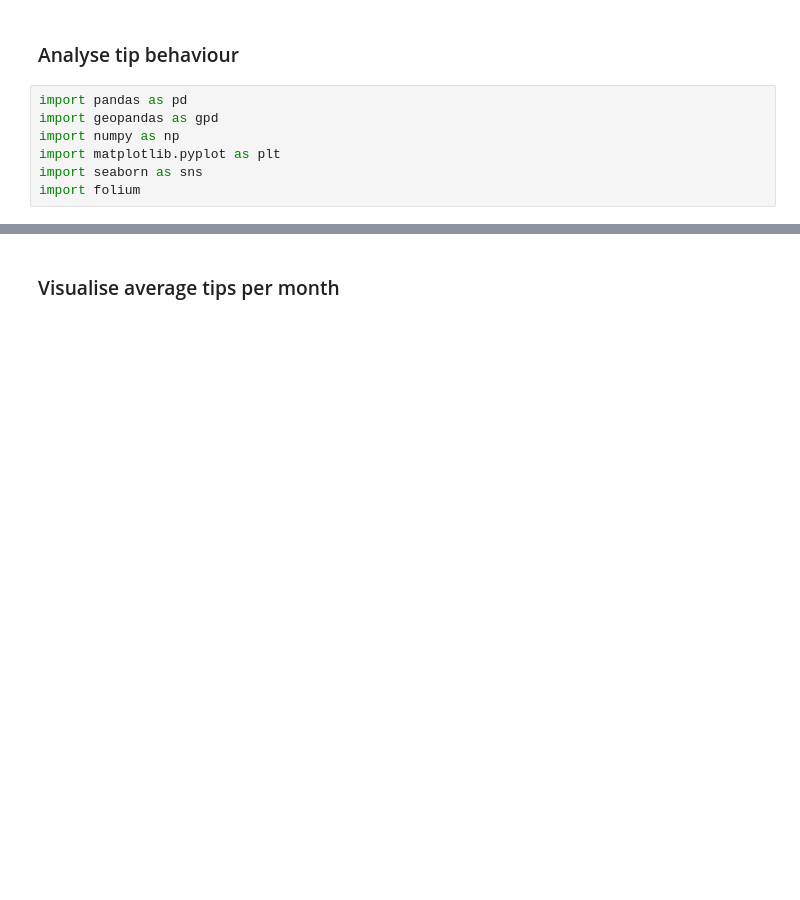
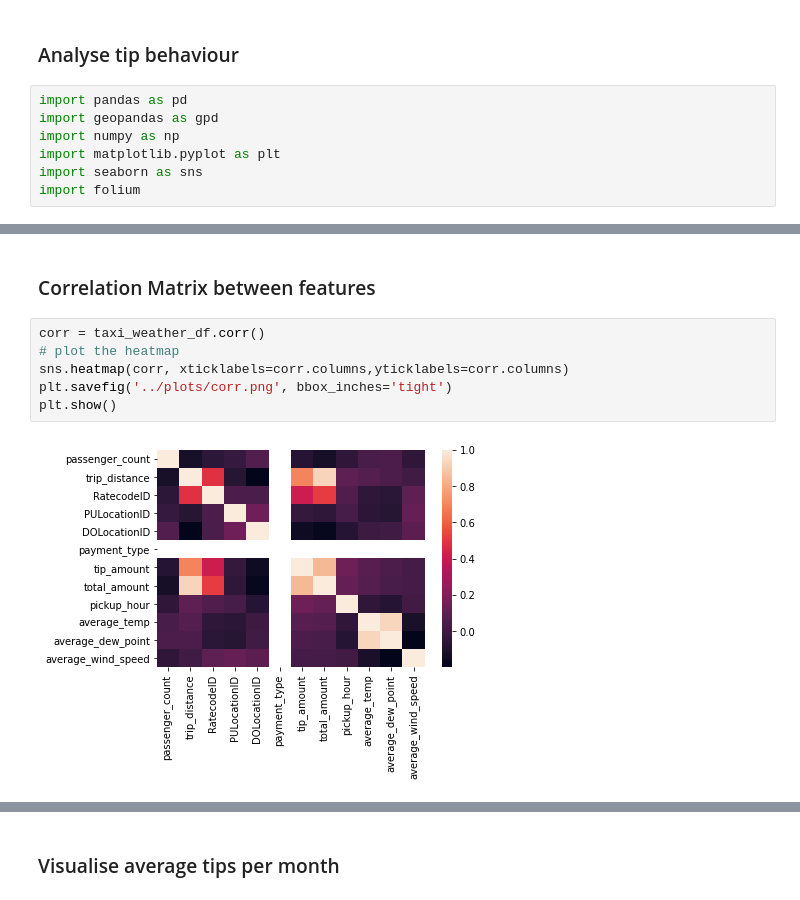
Before and after one commit to MAST30034-Applied-Data-Science/mast30034-project-1-KaurArshnoor, a Jupyter notebook: notebooks/analysis.ipynb, the cells around one changed output, grey strips where cells are left out. Saved outputs shown, nothing was run; the diff lists cells and outputs as text; blank space fills up the shorter version.

```diff
--- a/notebooks/analysis.ipynb
+++ b/notebooks/analysis.ipynb
@@ -28,0 +59,10 @@ To adjust logging level use sc.setLogLevel(newLevel). For SparkR, use setLogLeve
+# %% [markdown]
+### Correlation Matrix between features
+# %%
+corr = taxi_weather_df.corr()
+# plot the heatmap
+sns.heatmap(corr, xticklabels=corr.columns,yticklabels=corr.columns)
+plt.savefig('../plots/corr.png', bbox_inches='tight')
+plt.show()
+# %% [output]
+[figure, added]
```
Also changed, not shown: parts of 14 cells of this notebook, 7 other files.
